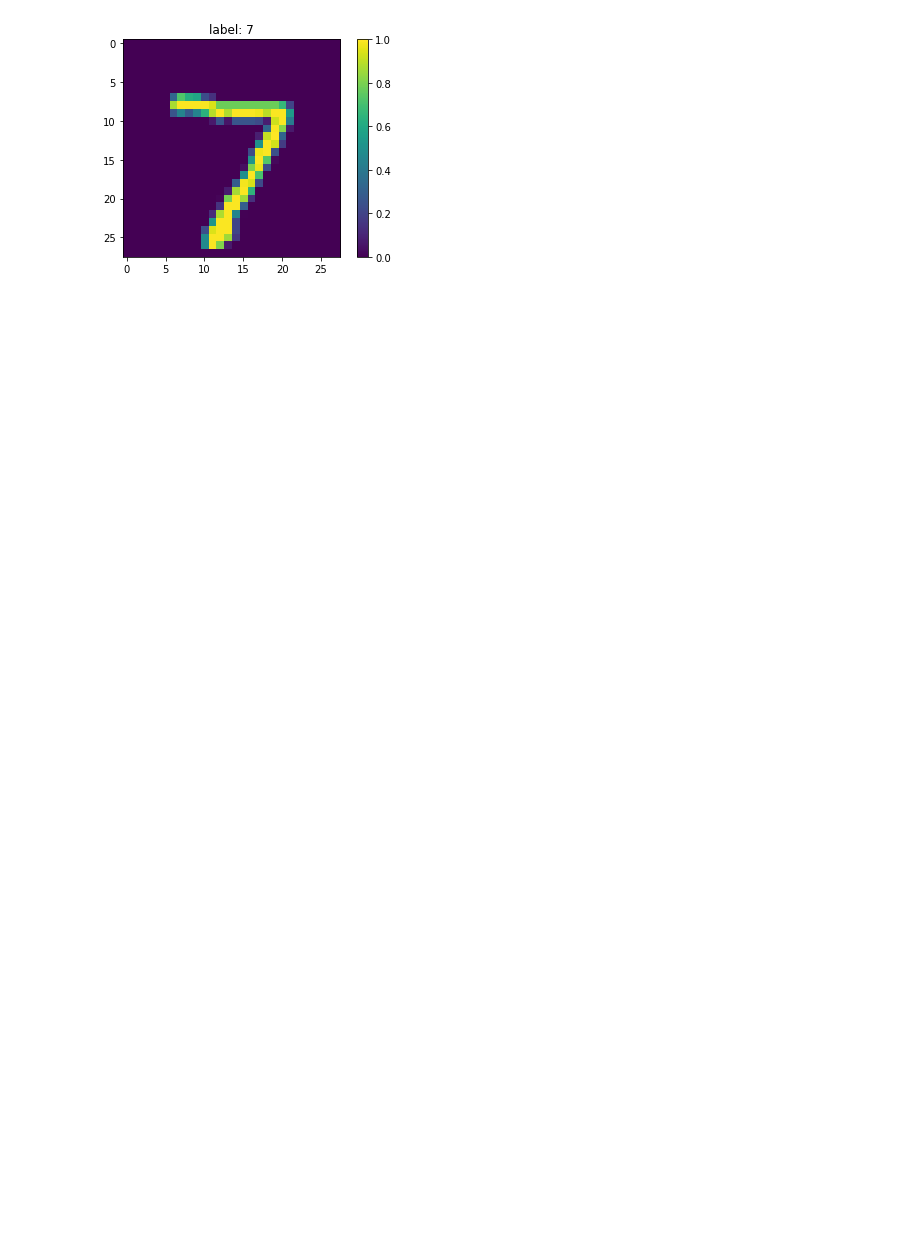
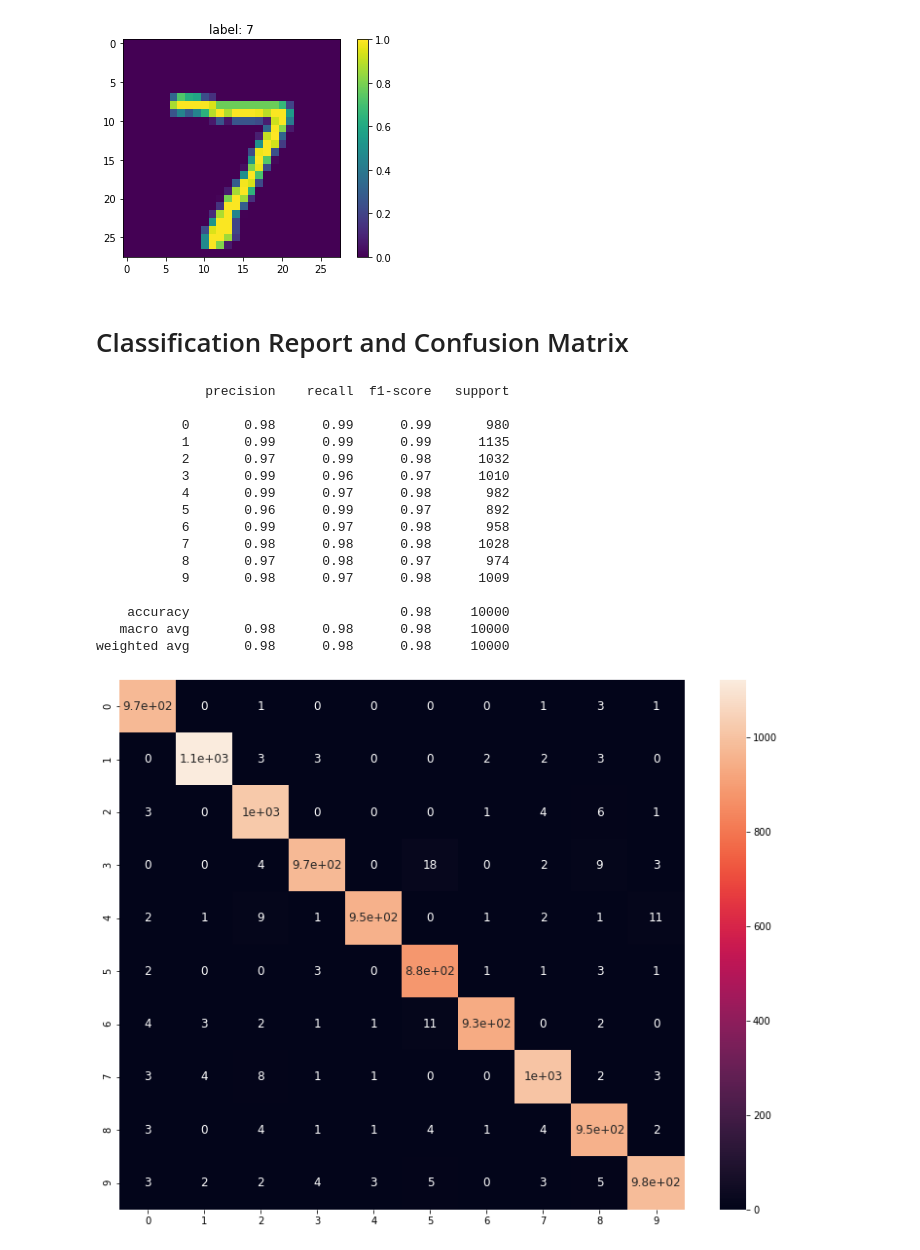
Before and after one commit to dongxiaohuang/Tensorflow2.0_notes, a Jupyter notebook: tf2_models_api_dnn.ipynb, the cells around one changed output. Cells and saved outputs as stored; diff of their text form; code cells hidden in the pictures; blank space fills up the shorter version.

```diff
--- a/tf2_models_api_dnn.ipynb
+++ b/tf2_models_api_dnn.ipynb
@@ -320,3 +340,45 @@ array([[3.47994344e-09, 1.27126892e-10, 1.38370787e-10, ...,
 predict_single_image_by_model(cus_model, x_test[0])
 # %% [output]
 [figure]
+# %% [markdown]
+# Classification Report and Confusion Matrix
+# %%
+from sklearn.metrics import classification_report, confusion_matrix
+import pandas as pd
+
+Y_pred = cus_model.predict(x_test)
+y_pred = np.argmax(Y_pred, axis=1)
+target_names = [str(digit) for digit in range(10)]
+
+from sklearn.metrics import classification_report, confusion_matrix
+import seaborn as sns
+import pandas  as pd
+
+print(classification_report(y_test, y_pred, target_names=target_names))
+
+cm = confusion_matrix(y_test, y_pred)
+# print(cm)
+
+cm = pd.DataFrame(cm, range(10),range(10))
+plt.figure(figsize = (13,10))
+
+sns.heatmap(cm, annot=True, annot_kws={"size": 12}) # font size
+plt.show()
+# %% [output]
+              precision    recall  f1-score   support
+
+           0       0.98      0.99      0.99       980
+           1       0.99      0.99      0.99      1135
+           2       0.97      0.99      0.98      1032
+           3       0.99      0.96      0.97      1010
+           4       0.99      0.97      0.98       982
+           5       0.96      0.99      0.97       892
+           6       0.99      0.97      0.98       958
+           7       0.98      0.98      0.98      1028
+           8       0.97      0.98      0.97       974
+           9       0.98      0.97      0.98      1009
+
+    accuracy                           0.98     10000
+   macro avg       0.98      0.98      0.98     10000
+weighted avg       0.98      0.98      0.98     10000
+[figure, added]
```
Also changed, not shown: parts of 19 cells of this notebook.
